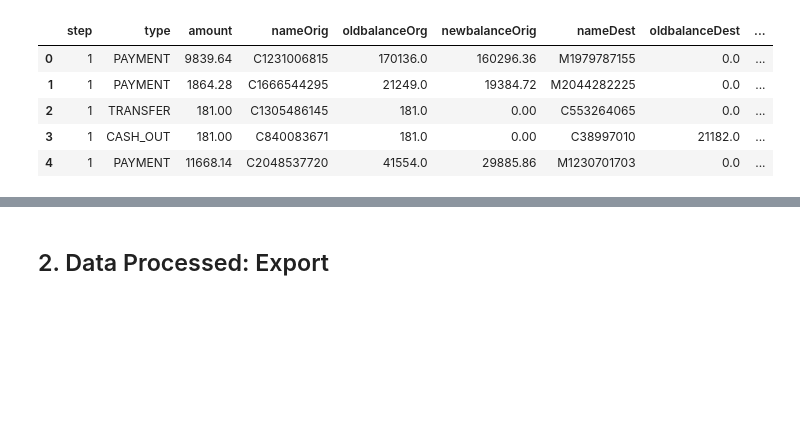
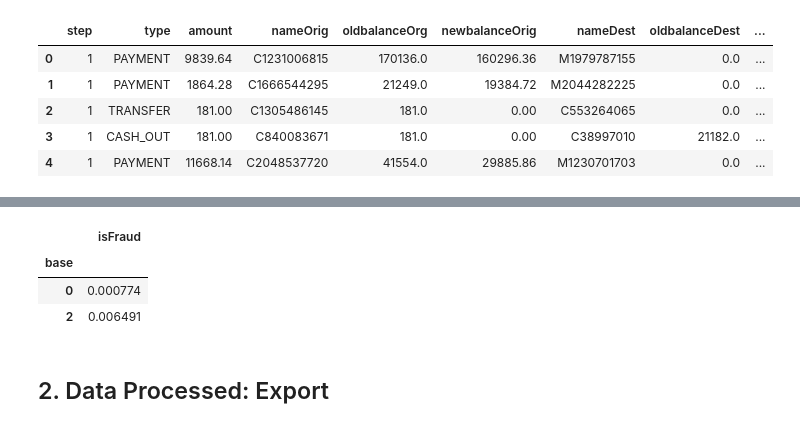
Before and after one commit to kuakimon/DSRP_MLE3, a Jupyter notebook: notebooks/00.Preprocessing.ipynb, the cells around one changed output, grey strips where cells are left out. Saved outputs shown, nothing was run; the diff lists cells and outputs as text; code cells hidden in the pictures; blank space fills up the shorter version.

```diff
--- a/notebooks/00.Preprocessing.ipynb
+++ b/notebooks/00.Preprocessing.ipynb
@@ -143,3 +171,10 @@ data_raw.head()
+# %%
+data_raw.groupby('base').agg({'isFraud':'mean'})
+# %% [output]
+|  | isFraud |
+| base |  |
+| 0 | 0.000774 |
+| 2 | 0.006491 |
 # %% [markdown]
 ## 2. Data Processed: Export
 # %%
```
Also changed, not shown: parts of 4 cells of this notebook, 20 other files.
